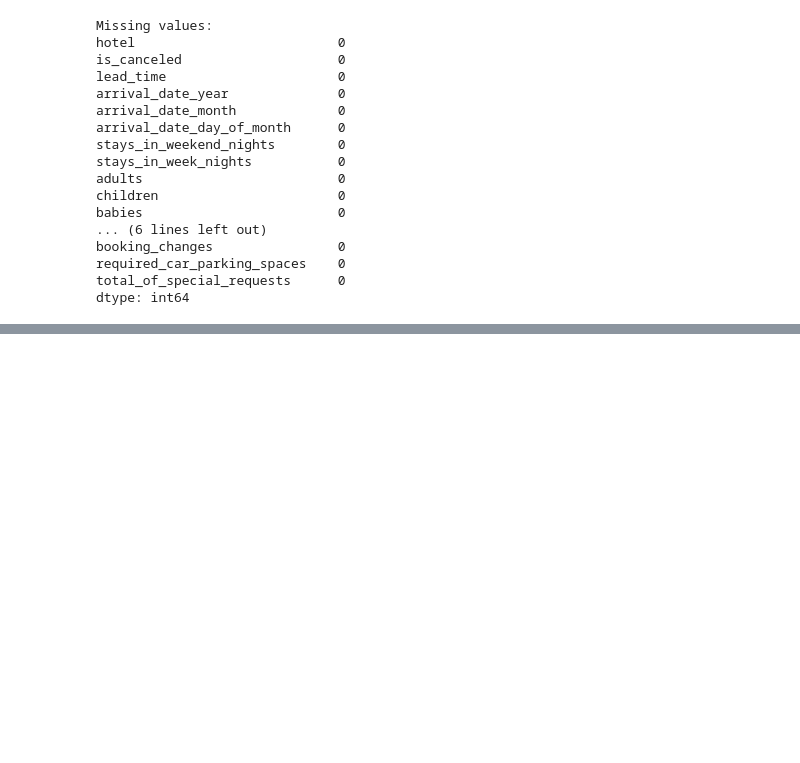
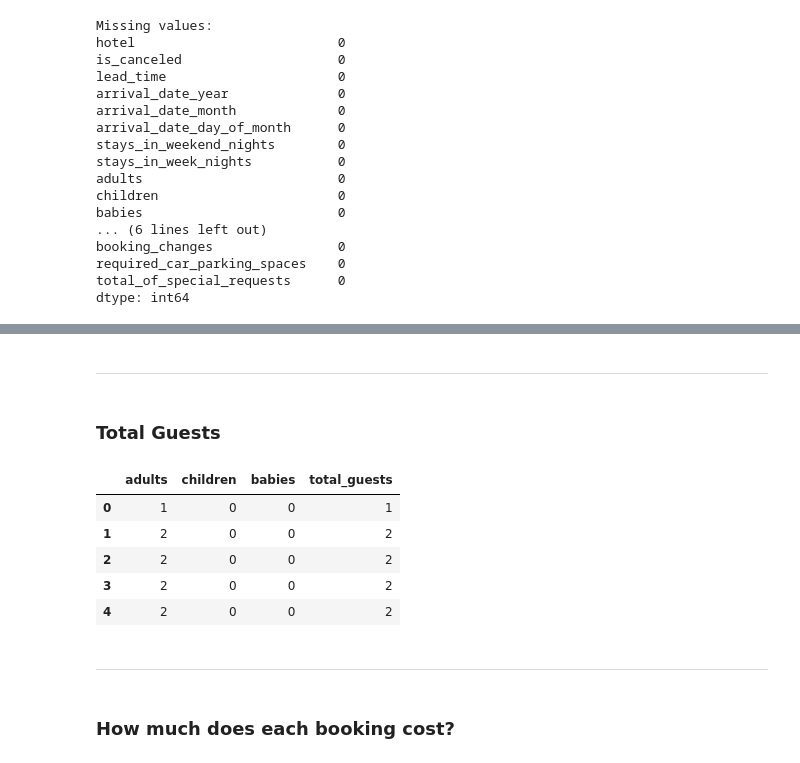
Before and after one commit to subhanjanshah/Data-Processing-w-Python-2026, a Jupyter notebook: hoteldate.ipynb, the cells around one changed output, grey strips where cells are left out. Saved outputs shown, nothing was run; the diff lists cells and outputs as text; code cells hidden in the pictures; blank space fills up the shorter version.

```diff
--- a/hoteldate.ipynb
+++ b/hoteldate.ipynb
@@ -148,0 +155,12 @@ dtype: int64
+# %%
+
+bookings_b["total_nights"] = (
+    bookings_b["stays_in_weekend_nights"]
+    + bookings_b["stays_in_week_nights"]
+)
+
+bookings_b[[
+    "stays_in_weekend_nights",
+    "stays_in_week_nights",
+    "total_nights"
+]].head()
@@ -148,0 +174,23 @@ dtype: int64
+# %% [markdown]
+---------------------------------------------------------------------------------------------------------
+# %% [markdown]
+### Total Guests
+# %%
+bookings_b["total_guests"] = (
+    bookings_b["adults"]
+    + bookings_b["children"]
+    + bookings_b["babies"]
+)
+
+bookings_b[["adults", "children", "babies", "total_guests"]].head()
+# %% [output]
+|  | adults | children | babies | total_guests |
+| 0 | 1 | 0 | 0 | 1 |
+| 1 | 2 | 0 | 0 | 2 |
+| 2 | 2 | 0 | 0 | 2 |
+| 3 | 2 | 0 | 0 | 2 |
+| 4 | 2 | 0 | 0 | 2 |
+# %% [markdown]
+---------------------------------------------------------------------------------------------------------
+# %% [markdown]
+### How much does each booking cost?
```
Also changed, not shown: parts of 28 cells of this notebook, 4 other files.
